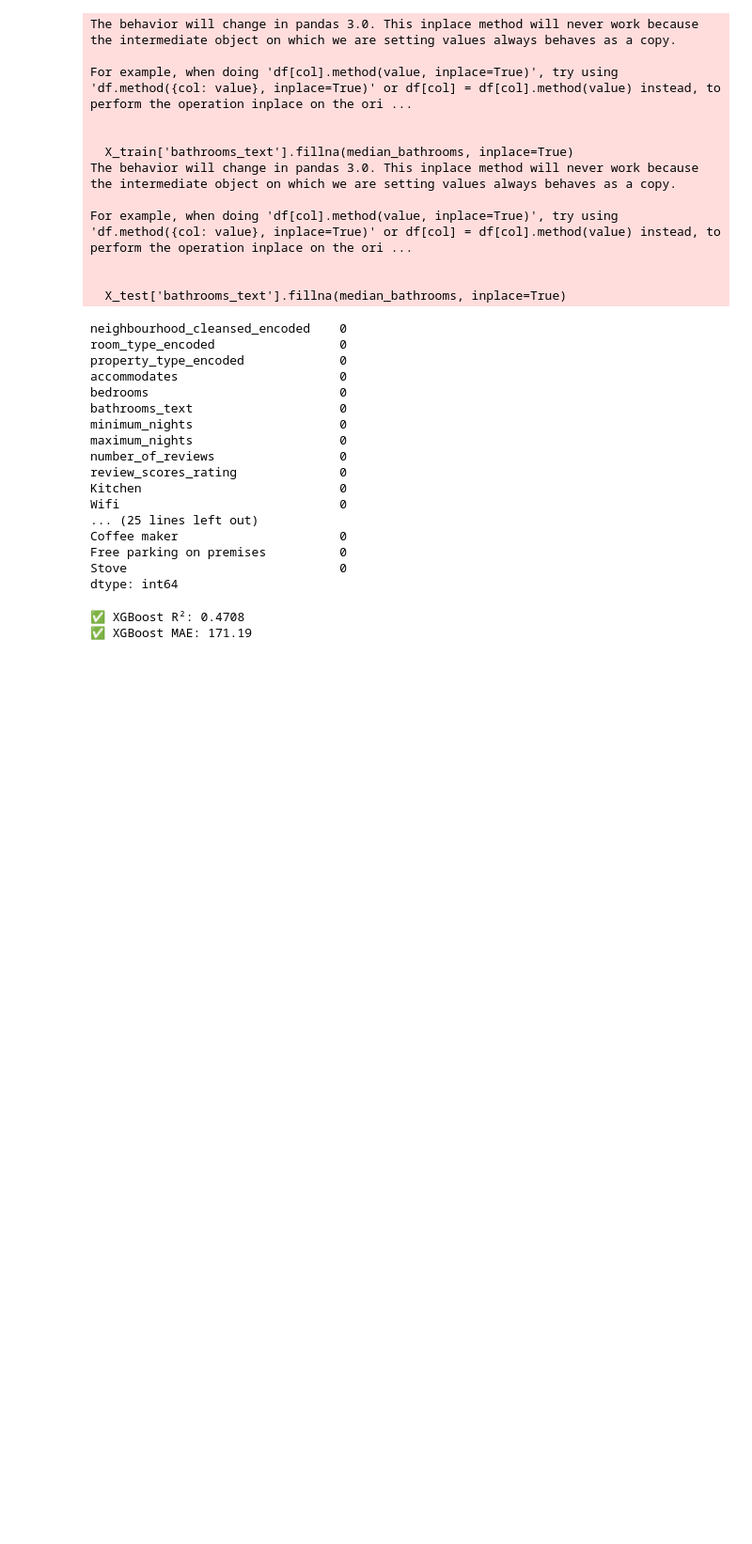
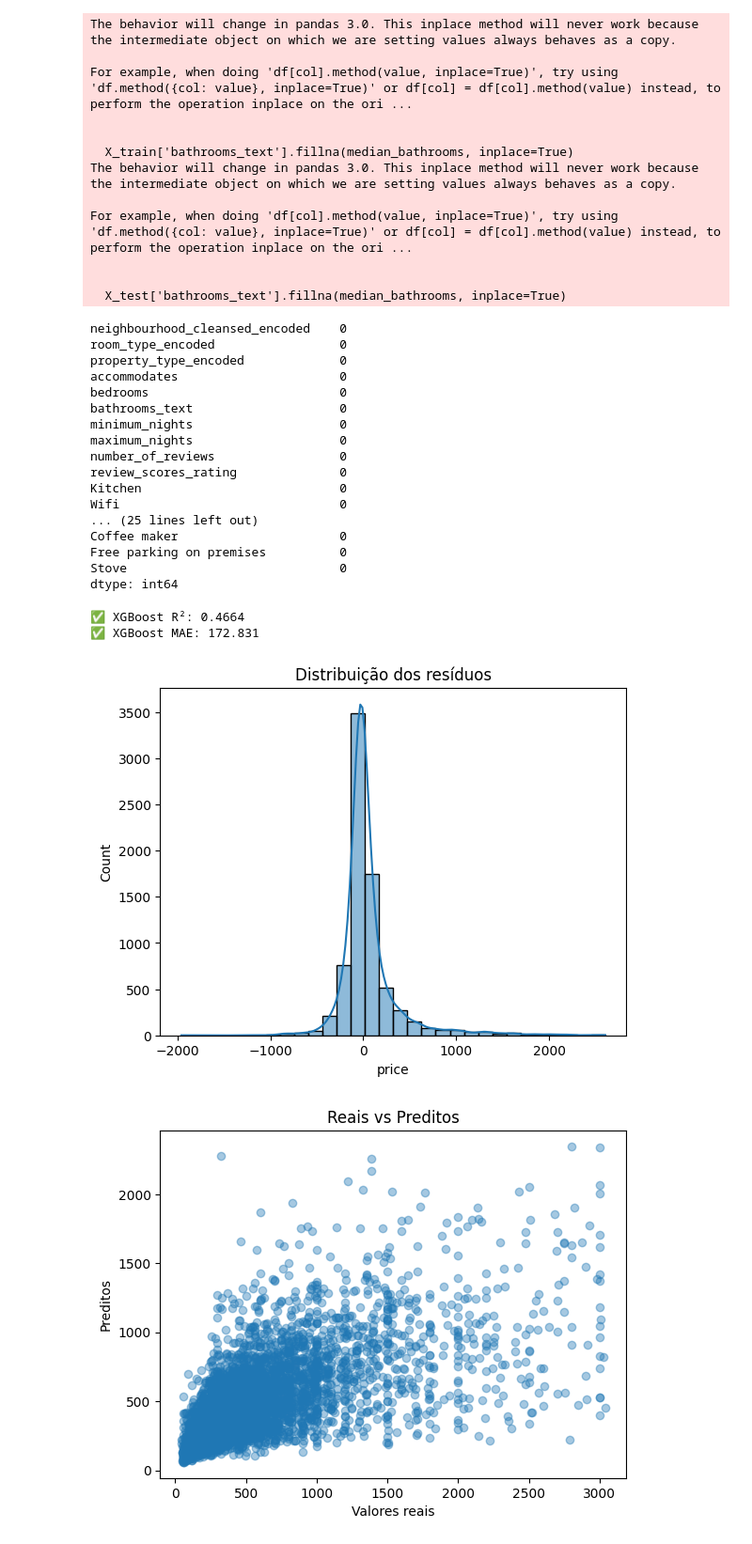
Before and after one commit to VitorTotaro/Projeto-Apadrinhamento, a Jupyter notebook: Projeto_Apadrinhamento.ipynb, the cells around one changed output. Shown at 94% size. Saved outputs shown, nothing was run; the diff lists cells and outputs as text; code cells hidden in the pictures; blank space fills up the shorter version.

```diff
--- a/Projeto_Apadrinhamento.ipynb
+++ b/Projeto_Apadrinhamento.ipynb
@@ -438,13 +438,15 @@ y_train_log = np.log1p(y_train)
 y_test_log = np.log1p(y_test)
 
 xgb = XGBRegressor(
-    n_estimators=2000,
-    learning_rate=0.03,
-    max_depth=6,
+    n_estimators=3000,
+    learning_rate=0.01,
+    max_depth=5,
+    min_child_weight=3,
+    gamma=0.2,
     subsample=0.8,
-    colsample_bytree=0.8,
-    reg_lambda=1.0,
-    reg_alpha=0.5,
+    colsample_bytree=0.7,
+    reg_lambda=1.5,
+    reg_alpha=0.8,
     tree_method="hist",
     n_jobs=-1,
     random_state=42,
@@ -460,7 +462,24 @@ r2 = r2_score(y_test, y_pred)
 mae = mean_absolute_error(y_test, y_pred)
 
 print(f"✅ XGBoost R²: {r2:.4f}")
-print(f"✅ XGBoost MAE: {mae:.2f}")
+print(f"✅ XGBoost MAE: {mae:.3f}")
 # %% [output]
-✅ XGBoost R²: 0.4708
-✅ XGBoost MAE: 171.19
+✅ XGBoost R²: 0.4664
+✅ XGBoost MAE: 172.831
+# %%
+import matplotlib.pyplot as plt
+import seaborn as sns
+
+residuals = y_test - y_pred
+sns.histplot(residuals, bins=30, kde=True)
+plt.title("Distribuição dos resíduos")
+plt.show()
+
+plt.scatter(y_test, y_pred, alpha=0.4)
+plt.xlabel("Valores reais")
+plt.ylabel("Preditos")
+plt.title("Reais vs Preditos")
+plt.show()
+# %% [output]
+[figure, added]
+[figure, added]
```
Also changed, not shown: parts of 9 cells of this notebook.
